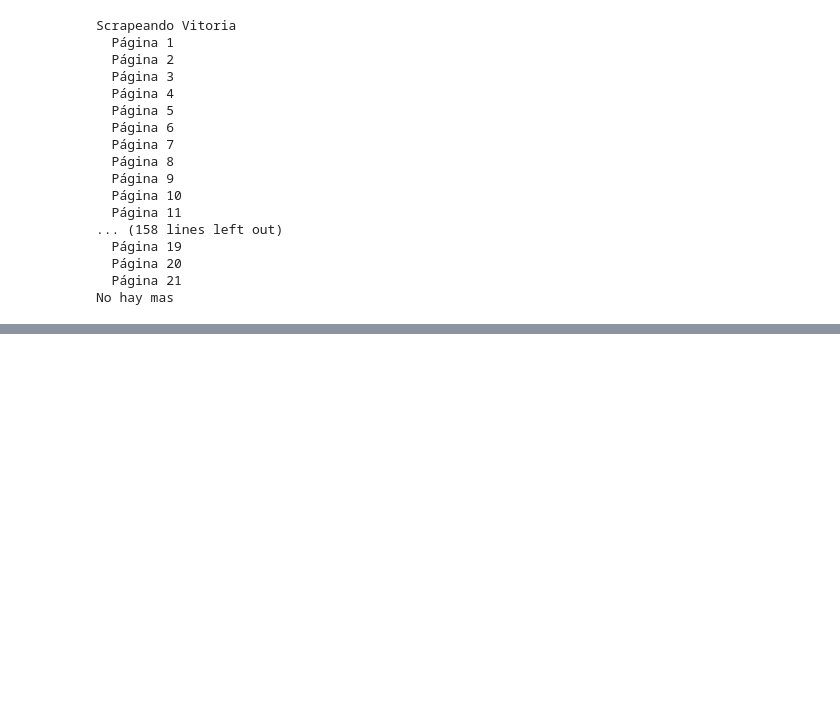
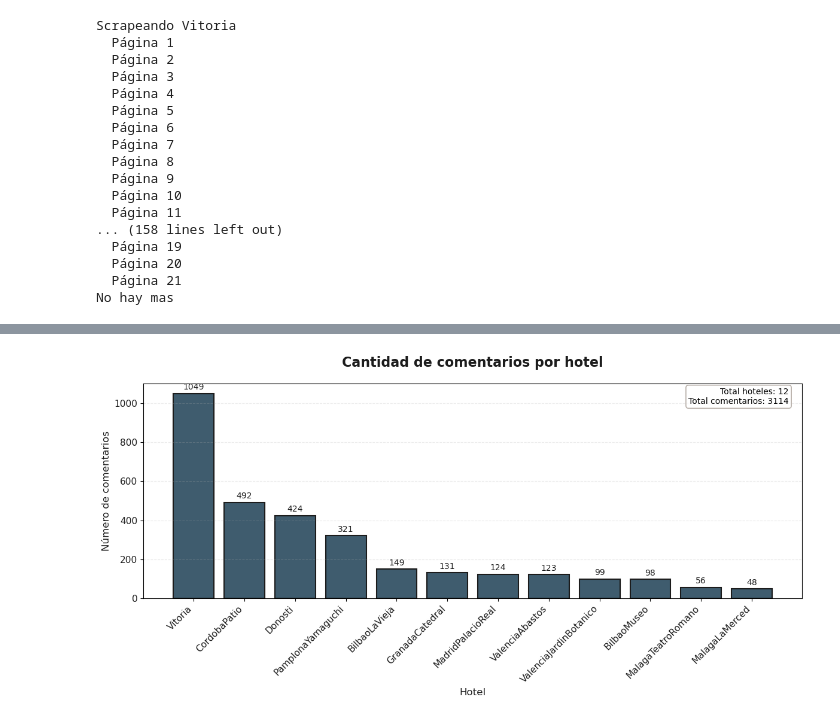
Before and after one commit to javierllorenteMon/RETO_06_VerdeOSCURO, a Jupyter notebook: 03-webscrapping.ipynb, the cells around one changed output, grey strips where cells are left out. Drawn from its saved outputs; the diff is of its cells as text; code cells hidden in the pictures; blank space fills up the shorter version.

```diff
--- a/03-webscrapping.ipynb
+++ b/03-webscrapping.ipynb
@@ -597,6 +793,13 @@ os.makedirs("Graficos", exist_ok=True)
 
 df = pd.read_csv("Datos/Transformados/comentarios.csv", encoding="utf-8")
 
+LIBERE = {
+    "negro": "#1C1C1C",
+    "azul": "#3F5C6E",
+    "terracota": "#C46A4A",
+    "gris_medio": "#9A8F86"
+}
+
 conteo = (
     df.groupby("ubicacion")
     .size()
@@ -605,16 +808,68 @@ conteo = (
 
 plt.figure(figsize=(12, 6))
 
-plt.bar(conteo.index, conteo.values)
+bars = plt.bar(
+    conteo.index,
+    conteo.values,
+    color=LIBERE["azul"],
+    edgecolor=LIBERE["negro"],
+    linewidth=1.5
+)
 
-plt.title("Cantidad de comentarios por hotel")
-plt.xlabel("Hotel")
-plt.ylabel("Número de comentarios")
+for bar in bars:
+    height = bar.get_height()
+    plt.text(
+        bar.get_x() + bar.get_width() / 2,
+        height + (conteo.max() * 0.01),
+        f'{int(height)}',
+        ha='center',
+        va='bottom',
+        fontsize=10,
+        color=LIBERE["negro"]
+    )
 
-plt.xticks(rotation=45, ha="right")
-plt.grid(axis="y", alpha=0.3)
+plt.title(
+    "Cantidad de comentarios por hotel",
+    fontsize=16,
+    color=LIBERE["negro"],
+    fontweight='bold',
+    pad=20
+)
+
+plt.xlabel("Hotel", color=LIBERE["negro"], fontsize=12)
+plt.ylabel("Número de comentarios", color=LIBERE["negro"], fontsize=12)
+
+plt.xticks(rotation=45, ha="right", color=LIBERE["negro"], fontsize=11)
+plt.yticks(color=LIBERE["negro"], fontsize=11)
+
+plt.grid(axis="y", alpha=0.25, linestyle='--')
+
+stats_text = f"Total hoteles: {len(conteo)}\nTotal comentarios: {conteo.sum()}"
+plt.text(
+    0.98, 0.98,
+    stats_text,
+    transform=plt.gca().transAxes,
+    fontsize=10,
+    verticalalignment='top',
+    horizontalalignment='right',
+    bbox=dict(
+        boxstyle="round,pad=0.3",
+        facecolor="white",
+        alpha=0.8,
+        edgecolor=LIBERE["gris_medio"]
+    )
+)
 
 plt.tight_layout()
 
-plt.savefig("Graficos/comentarios_por_hotel.png")
-plt.close()
+plt.savefig(
+    "Graficos/comentarios_por_hotel.png",
+    dpi=300,
+    bbox_inches='tight'
+)
+
+for i, (hotel, cantidad) in enumerate(conteo.head(5).items(), 1):
+    print(f"  {i}. {hotel}: {cantidad} comentarios")
+
+plt.show()
+# %% [output]
@@ -621,3 +881,4 @@ plt.close()
+[figure, added]
 # %%
 import pandas as pd
 import matplotlib.pyplot as plt
```
Also changed, not shown: parts of 4 cells of this notebook, 2 other files.
